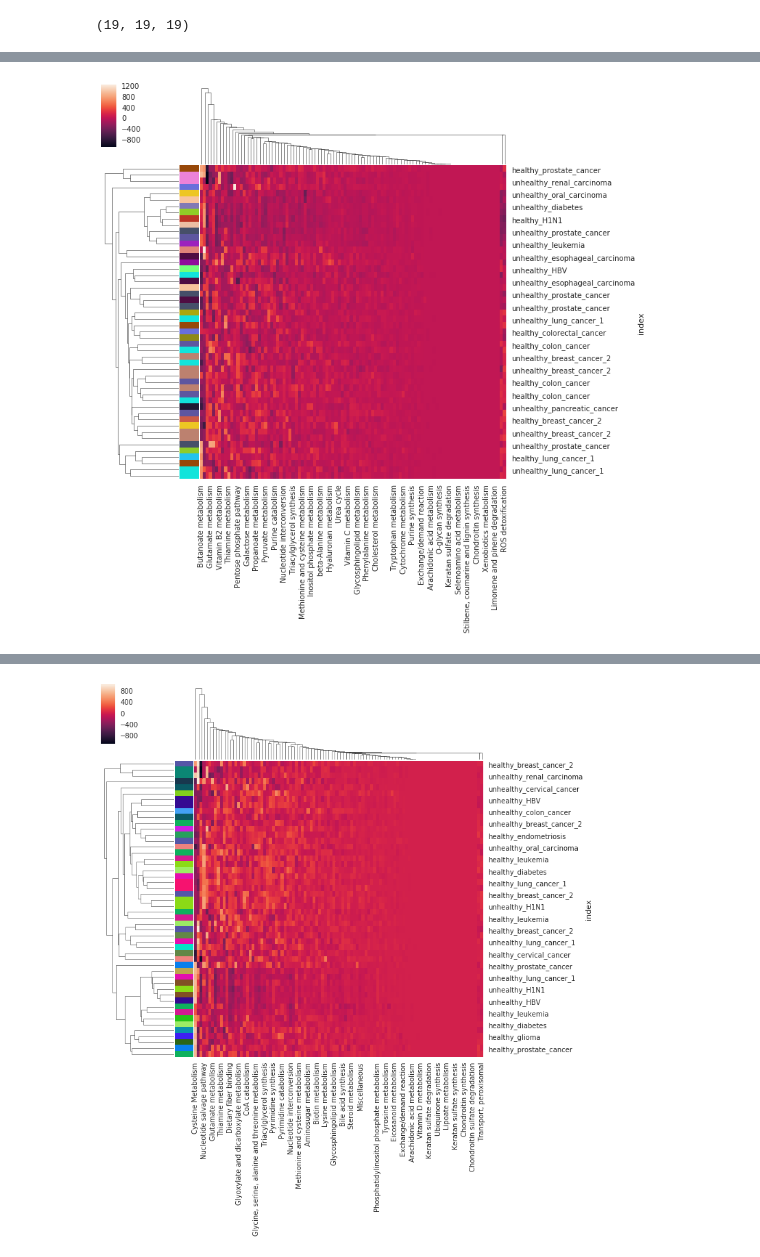
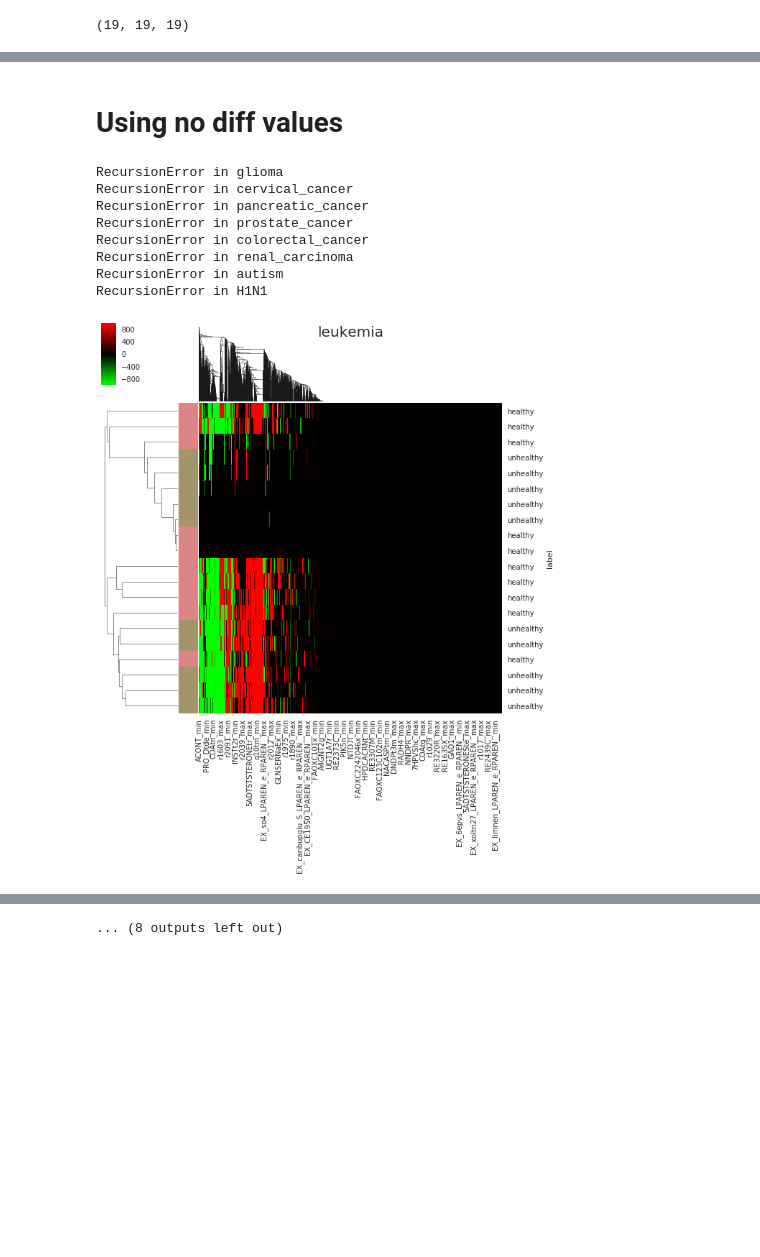
Before and after one commit to AmmarRashed/Genobolitics, a Jupyter notebook: notebooks/clustering_complete.ipynb, the cells around one changed output, grey strips where cells are left out. Drawn from its saved outputs; the diff is of its cells as text; code cells hidden in the pictures; blank space fills up the shorter version.

Commit message:
heatmaps generated

```diff
--- a/notebooks/clustering_complete.ipynb
+++ b/notebooks/clustering_complete.ipynb
@@ -69,8 +126,3 @@ X_nodiffs = pickle.load(open("../datasets/Xy_nodiffs", 'rb'))["X"]
 len(diseases), len(X_diffs), len(X_nodiffs)
 # %% [output]
 (19, 19, 19)
-# %%
-for disease in diseases:
-    X_diff = X_diffs[disease].reset_index()
-    X_diff["index"] = X_diff["index"].apply(lambda x:x+"_"+disease)
-    X_diffs[disease] = X_diff
@@ -76,0 +174,9 @@ for disease in diseases:
+# %%
+disease_labels = Xs_["diseases"]
+Xs_.set_index("diseases", inplace=True)
+# %%
+unique = disease_labels.unique()
+colors = ['#%06X' % randint(0, 0xFFFFFF) for i in range(len(unique))]
+lut = dict(zip(unique, colors))
+row_colors = disease_labels.map(lut)
+g = sns.clustermap(Xs_, row_colors=list(row_colors), cmap=cmap)
@@ -76,0 +185,6 @@ for disease in diseases:
+# %%
+for disease, color in lut.items():
+    plt.figure(figsize=(3,0.5))
+    plt.bar([1],[1], color=color)
+    plt.axis('off')
+    plt.title(disease)
@@ -77 +205,3 @@ for disease in diseases:
+# %% [markdown]
+# Using no diff values
 # %%
@@ -79,13 +209,26 @@ Xs_ = pd.concat(X_diffs.values()).sample(frac=1)
 # %%
-segments = 50
-for i in range(int(len(Xs_)/segments)):
-    Xs = Xs_[i*segments:(i+1)*segments]
-    disease_labels = Xs["index"]
-    Xs.set_index("index", inplace=True)
-    unique = disease_labels.unique()
-    colors = ['#%06X' % randint(0, 0xFFFFFF) for i in range(len(unique))]
-    lut = dict(zip(unique, colors))
-    row_colors = disease_labels.map(lut)
-    g = sns.clustermap(Xs, row_colors=list(row_colors))
+for disease in diseases:
+    try:
+        Xs = X_nodiffs_h[disease].rename(columns={"index":"label"})
+        disease_labels = Xs["label"]
+        Xs.set_index("label", inplace=True)
+        unique = disease_labels.unique()
+        colors = ['#%06X' % randint(0, 0xFFFFFF) for i in range(len(unique))]
+        lut = dict(zip(unique, colors))
+        row_colors = disease_labels.map(lut)
+        g = sns.clustermap(Xs, row_colors=list(row_colors), cmap=cmap)
+        ax = g.ax_heatmap
+        ax.set_title(disease, y=1.2, fontsize=20)
+    except RecursionError:
+        print("RecursionError in {}".format(disease))
+        continue
 # %% [output]
+RecursionError in glioma
+RecursionError in cervical_cancer
+RecursionError in pancreatic_cancer
+RecursionError in prostate_cancer
+RecursionError in colorectal_cancer
+RecursionError in renal_carcinoma
+RecursionError in autism
+RecursionError in H1N1
-[figure, old version]
+[figure, new version]
@@ -102 +245 @@ for i in range(int(len(Xs_)/segments)):
-[figure, removed]
+... (8 outputs left out)
```
Also changed, not shown: parts of 15 cells of this notebook, 2 other files.
